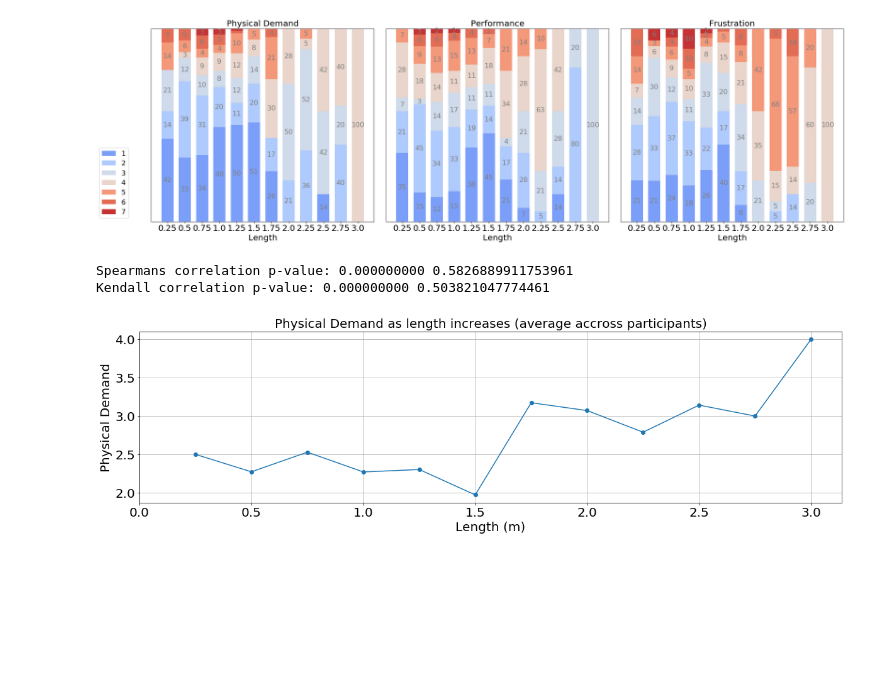
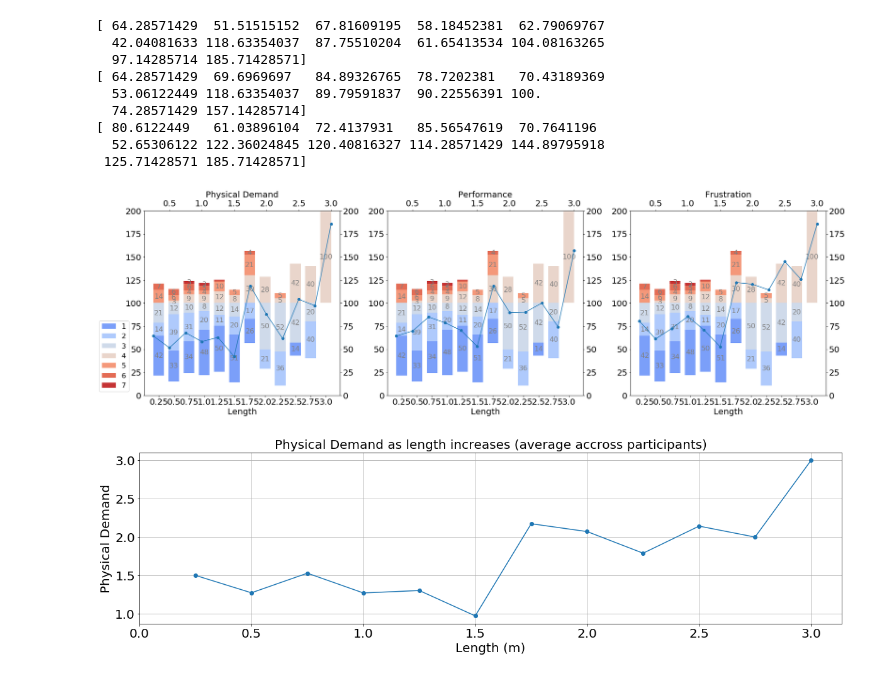
Before and after one commit to AndreeaStefan/SmartuistWrapper, a Jupyter notebook: evaluation/PerceivedEffortPhase1.ipynb, the cells around one changed output. Cells and saved outputs as stored; diff of their text form; code cells hidden in the pictures; blank space fills up the shorter version.

Commit message:
More stupid plots

```diff
--- a/evaluation/PerceivedEffortPhase1.ipynb
+++ b/evaluation/PerceivedEffortPhase1.ipynb
@@ -188,10 +188,13 @@ def getCount(Q, l): # l is all lenghts for all participants sorted
         averagePerLength[binn] += Q[i]
         i+=1
 
+    #weight average
     lengths[binn] = start
     for i in range(len(countsPerLenght)):
-        if(sum(countsPerLenght[i]) >0 ):
-            averagePerLength[i] = averagePerLength[i] / sum(countsPerLenght[i])
+        s = 0
+        for j in range(len(countsPerLenght[i])):
+            s += countsPerLenght[i][j]  * j
+        averagePerLength[i] = s/ sum(countsPerLenght[i])
 
     fqPerLenght = np.array([[0.0] * 7] * (int((maxL / step) )  ))
     totalNrAnswersPerLength = []
@@ -205,7 +208,7 @@ def getCount(Q, l): # l is all lenghts for all participants sorted
           #  print(i, j,  fqPerLenght[i][j] )
     return (countsPerLenght, lengths, averagePerLength, fqPerLenght, totalNrAnswersPerLength)
 
-def plotBarChartWithCounts(QuestionCounts, QLengths, idx, stacked=False):
+def plotBarChartWithCounts(QuestionCounts, QLengths, idx, labels, stacked=False):
     cols7 = [ 0.95, 0.85, 0.75, 0.65, 0.55, 0.45, 0.3 ]
     fig, axs = plt.subplots(nrows = 1, ncols = 1, figsize=(20,6))
 
@@ -239,76 +255,88 @@ def plotBarChartWithCounts(QuestionCounts, QLengths, idx, stacked=False):
 # %%
-def survey(results, category_names, labels, fig, ax, idx, title):
+def survey(results, category_names, labels, fig, ax, idx, title, a, l):
     data = np.array(list(results))
     data_cum = data.cumsum(axis=1)
     blue_map = plt.get_cmap('coolwarm')
     cols7 = [0.2, 0.35, 0.45, 0.55, 0.75, 0.85, 0.95]
+    limits = [min(a), max(a)]
 
-
-    ax[idx].yaxis.set_visible(False)
+    ax[idx].yaxis.set_visible(True)
     ax[idx].set_xlabel('Length')
-    ax[idx].set_ylim(0, np.sum(data, axis=1).max())
+    ax[idx].set_ylim(0, np.sum(data, axis=1).max() + np.sum(data, axis=1).max())
     ax[idx].set_title(title)
 
+    down = np.abs(100 - data_cum[:, 2])
 
     for i, (colname) in enumerate(category_names):
         widths = data[:, i]
-        starts = data_cum[:, i] - widths
+        #print(down +  data_cum[:, i] - widths)
+        starts = down + data_cum[:, i] - widths
+
         ax[idx].bar(labels, width=0.7, bottom=starts, height=widths,color=blue_map(cols7[i]))
+
         xcenters = starts + widths / 2
 
 
         text_color = 'grey'
         for y, (x, c) in enumerate(zip(xcenters, widths)):
             if(c > 2):
                 ax[idx].text(y,x, str(int(c)), ha='center', va='center',color=text_color, fontsize='small')
-
-
-
-
-countsPerLengthQ1, LQ1, avg1, fq1, total1 = getCount(Q1_sorted, l_sorted)
-countsPerLengthQ2, LQ2, avg2, fq2, total2 = getCount(Q2_sorted, l_sorted)
-countsPerLengthQ3, LQ3, avg3, fq3, total3 = getCount(Q3_sorted, l_sorted)
+    newData = [x * 200.0 / 7 for x in a] + down
+    print(newData)
+    ax2 = ax[idx].twinx()
+    ax3 = ax2.twiny()
+   # ax2.set_ylim(limits[1])
+    ax3.set_ylim([0, 200])
+    #ax3.set_ylabels([])
+    #ax2 = ax[idx].twinx()  # instantiate a second axes that shares the same x-axis
+    ax3.plot(l, newData ,"-o")
 
 
 
 ylabels = []
 for i in range(0,len(LQ1)):
     ylabels.append(str(LQ1[i]))
 
+
 fig, ax = plt.subplots(nrows = 1, ncols = 3, figsize=(25,8))
 scale = ["1",  "2", "3", "4", "5", "6", "7" ]
-survey(fq1, scale, ylabels, fig, ax, 0, questions[0])
-survey(fq2, scale, ylabels, fig, ax, 1, questions[1])
-survey(fq3, scale, ylabels, fig, ax, 2, questions[2])
+survey(fq1, scale, ylabels, fig, ax, 0, questions[0], avg1, LQ1)
+survey(fq1, scale, ylabels, fig, ax, 1, questions[1], avg2, LQ2)
+survey(fq1, scale, ylabels, fig, ax, 2, questions[2], avg3, LQ3)
 ax[0].legend(scale, ncol=1, bbox_to_anchor=(-0.25, 0), loc='lower left', fontsize='small')
 plt.tight_layout()
-plt.savefig("PerceivedEffortPhase1tmp",bbox_inches='tight', dpi=150)
+plt.savefig("PerceivedEffortPhase2tmp",bbox_inches='tight', dpi=150)
 plt.show()
-#plotBarChartWithCounts(countsPerLengthQ1, LQ1, 0)
-# plotBarChartWithCounts(countsPerLengthQ2, LQ2, 1)
-# plotBarChartWithCounts(countsPerLengthQ3, LQ3, 2)
 
 # plot average trend
 def PlotAvg(QuestionAvg, QLengths, idx):
     plt.plot(QLengths, QuestionAvg, "-o")
     plt.title(questions[idx] + " as length increases (average accross participants)")
     plt.xlabel("Length (m)")
     plt.ylabel(questions[idx])
     plt.grid(True)
     plt.xticks(np.arange(0, 3.5, step=0.5))
    # plt.yticks(np.arange(1, 7, step=1))
     plt.show()
 # %% [output]
+[ 64.28571429  51.51515152  67.81609195  58.18452381  62.79069767
+  42.04081633 118.63354037  87.75510204  61.65413534 104.08163265
+  97.14285714 185.71428571]
+[ 64.28571429  69.6969697   84.89326765  78.7202381   70.43189369
+  53.06122449 118.63354037  89.79591837  90.22556391 100.
+  74.28571429 157.14285714]
+[ 80.6122449   61.03896104  72.4137931   85.56547619  70.7641196
+  52.65306122 122.36024845 120.40816327 114.28571429 144.89795918
+ 125.71428571 185.71428571]
-[figure, old version]
+[figure, new version]
 # %%
-findCorelation(Q1_sorted, Q3_sorted)
+findCorelation(Q1_sorted, Q3_sorted, "Effort vs frustration")
+findCorelation(Q2_sorted, Q3_sorted, "Performance vs frustration")
+findCorelation(Q1_sorted, Q2_sorted, "Effort vs performance")
 
 # plt.hist(Q1_sorted)
 # plt.show()
 # plt.hist(Q3_sorted)
-# %% [output]
-Spearmans correlation p-value: 0.000000000 0.5826889911753961
-Kendall correlation p-value: 0.000000000 0.503821047774461
 # %%
 PlotAvg(avg1, LQ1, 0)
 PlotAvg(avg2, LQ2, 1)
```
Also changed, not shown: parts of 7 cells of this notebook, 3 other files.
